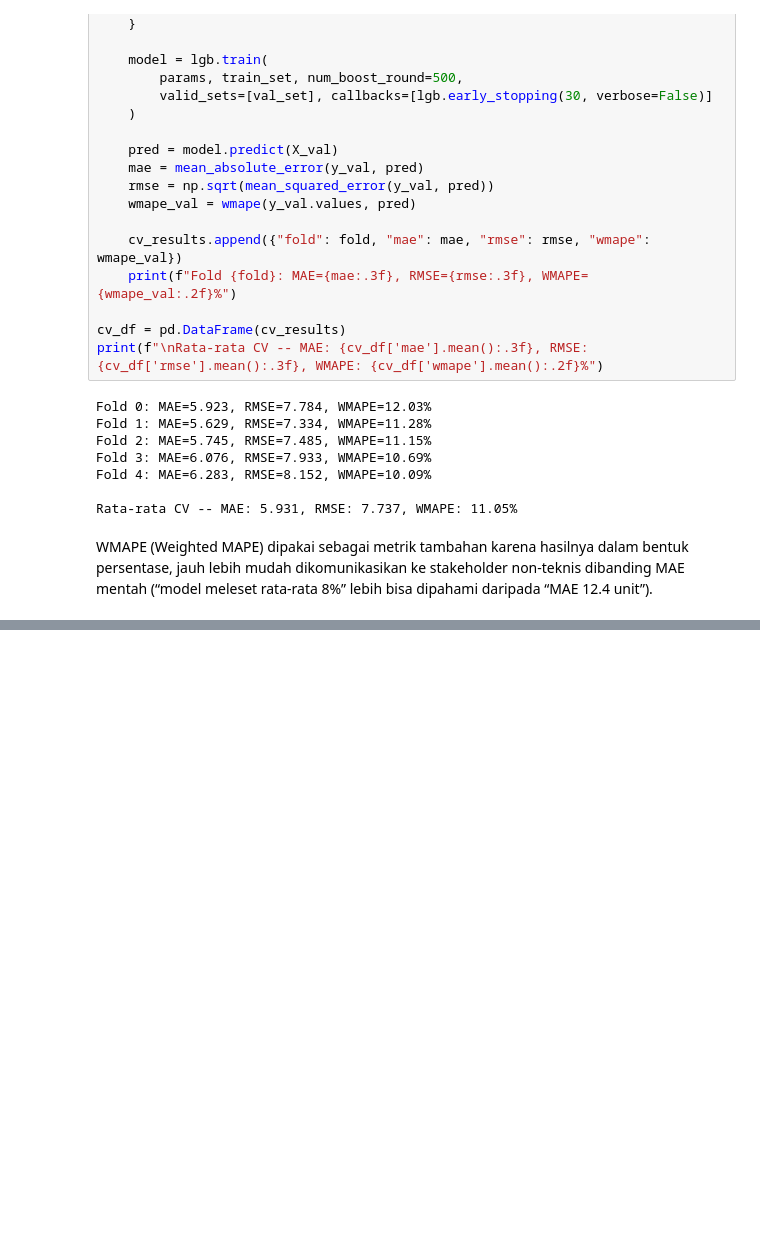
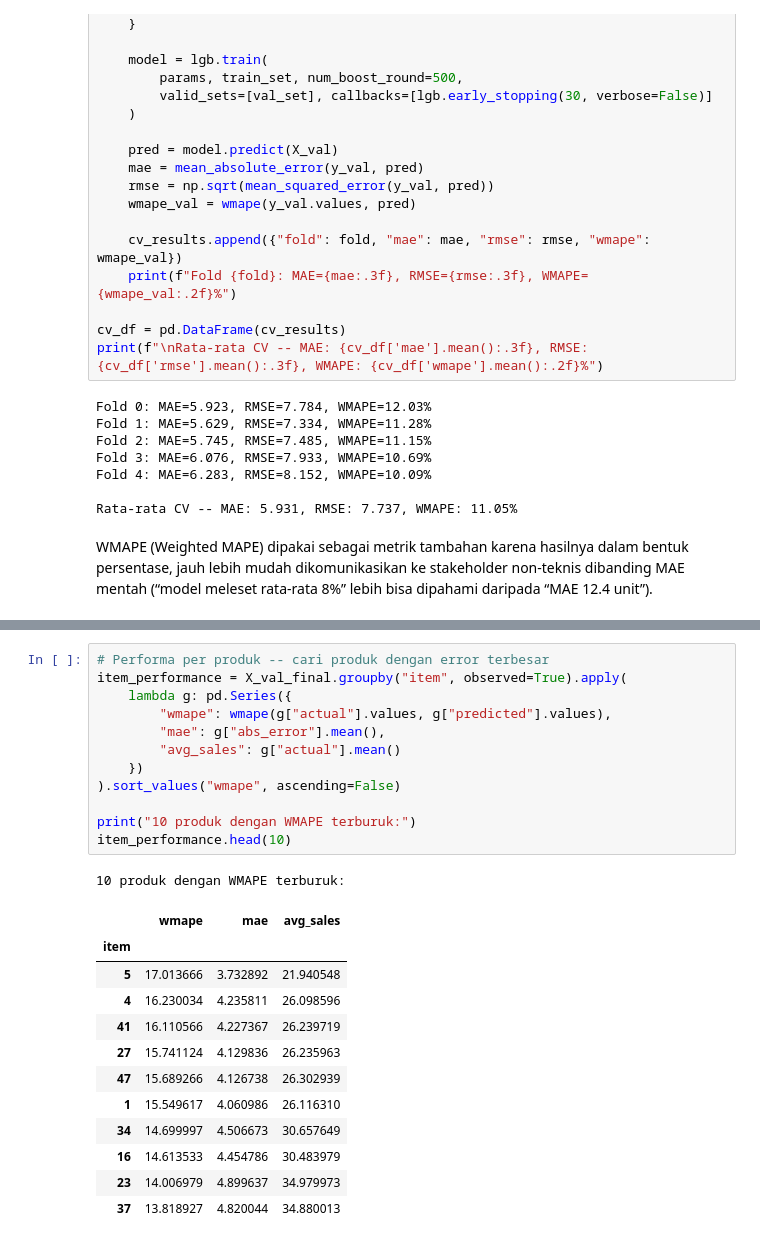
Before and after one commit to NatanaelAlbert22/retail-demand-forecasting, a Jupyter notebook: notebooks/02_modeling_forecast.ipynb, the cells around one changed output, grey strips where cells are left out. Cells and saved outputs as stored; diff of their text form; blank space fills up the shorter version.

```diff
--- a/notebooks/02_modeling_forecast.ipynb
+++ b/notebooks/02_modeling_forecast.ipynb
@@ -101,0 +151,26 @@ WMAPE (Weighted MAPE) dipakai sebagai metrik tambahan karena hasilnya dalam bent
+# %%
+# Performa per produk -- cari produk dengan error terbesar
+item_performance = X_val_final.groupby("item", observed=True).apply(
+    lambda g: pd.Series({
+        "wmape": wmape(g["actual"].values, g["predicted"].values),
+        "mae": g["abs_error"].mean(),
+        "avg_sales": g["actual"].mean()
+    })
+).sort_values("wmape", ascending=False)
+
+print("10 produk dengan WMAPE terburuk:")
+item_performance.head(10)
+# %% [output]
+10 produk dengan WMAPE terburuk:
+|  | wmape | mae | avg_sales |
+| item |  |  |  |
+| 5 | 17.013666 | 3.732892 | 21.940548 |
+| 4 | 16.230034 | 4.235811 | 26.098596 |
+| 41 | 16.110566 | 4.227367 | 26.239719 |
+| 27 | 15.741124 | 4.129836 | 26.235963 |
+| 47 | 15.689266 | 4.126738 | 26.302939 |
+| 1 | 15.549617 | 4.060986 | 26.116310 |
+| 34 | 14.699997 | 4.506673 | 30.657649 |
+| 16 | 14.613533 | 4.454786 | 30.483979 |
+| 23 | 14.006979 | 4.899637 | 34.979973 |
+| 37 | 13.818927 | 4.820044 | 34.880013 |
```
Also changed, not shown: parts of 4 cells of this notebook, 1 other file.
